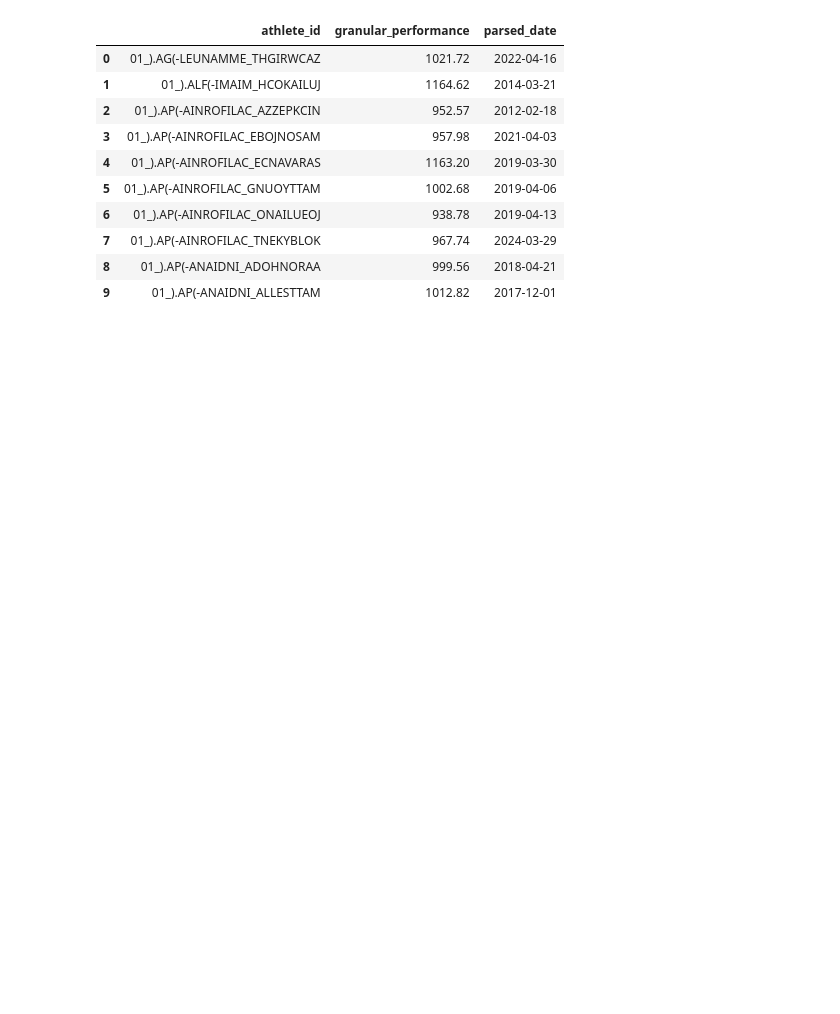
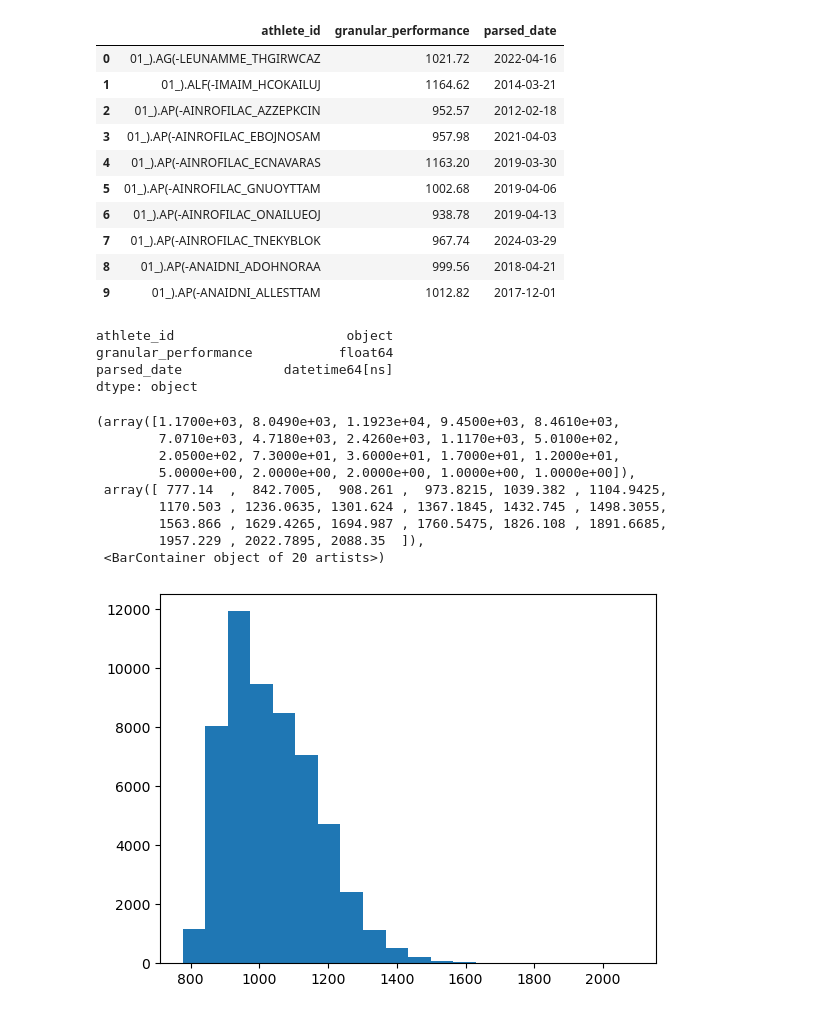
Before and after one commit to stanski901/5k_predictor, a Jupyter notebook: working_file.ipynb, the cells around one changed output. Saved outputs shown, nothing was run; the diff lists cells and outputs as text; code cells hidden in the pictures; blank space fills up the shorter version.

```diff
--- a/working_file.ipynb
+++ b/working_file.ipynb
@@ -79,3 +81,25 @@ sample.head(10)
 | 7 | 01_).AP(-AINROFILAC_TNEKYBLOK | 967.74 | 2024-03-29 |
 | 8 | 01_).AP(-ANAIDNI_ADOHNORAA | 999.56 | 2018-04-21 |
 | 9 | 01_).AP(-ANAIDNI_ALLESTTAM | 1012.82 | 2017-12-01 |
+# %%
+# check the datatypes
+
+sample.dtypes
+# %% [output]
+athlete_id                      object
+granular_performance           float64
+parsed_date             datetime64[ns]
+dtype: object
+# %%
+plt.hist(sample['granular_performance'],bins=20)
+# %% [output]
+(array([1.1700e+03, 8.0490e+03, 1.1923e+04, 9.4500e+03, 8.4610e+03,
+        7.0710e+03, 4.7180e+03, 2.4260e+03, 1.1170e+03, 5.0100e+02,
+        2.0500e+02, 7.3000e+01, 3.6000e+01, 1.7000e+01, 1.2000e+01,
+        5.0000e+00, 2.0000e+00, 2.0000e+00, 1.0000e+00, 1.0000e+00]),
+ array([ 777.14  ,  842.7005,  908.261 ,  973.8215, 1039.382 , 1104.9425,
+        1170.503 , 1236.0635, 1301.624 , 1367.1845, 1432.745 , 1498.3055,
+        1563.866 , 1629.4265, 1694.987 , 1760.5475, 1826.108 , 1891.6685,
+        1957.229 , 2022.7895, 2088.35  ]),
+ <BarContainer object of 20 artists>)
+[figure, added]
```
Also changed, not shown: parts of 18 cells of this notebook.
